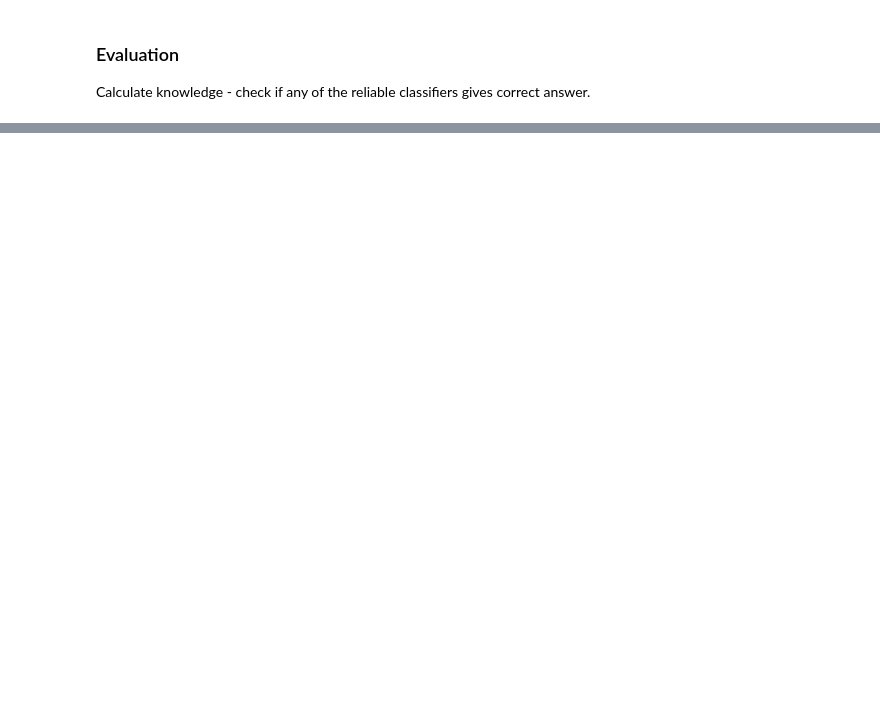
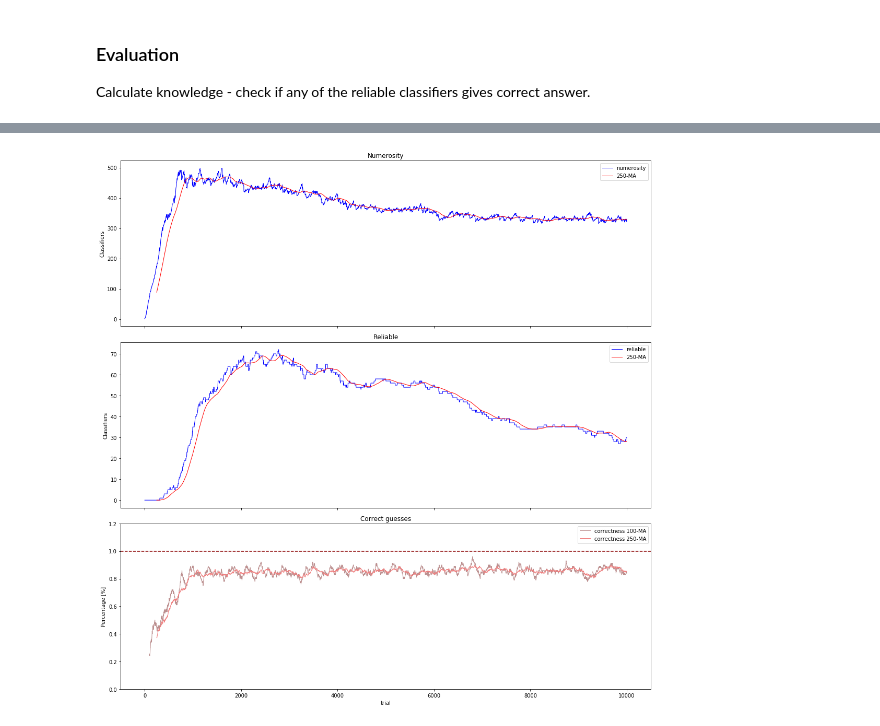
Before and after one commit to ParrotPrediction/pyalcs, a Jupyter notebook: notebooks/ACS2 in Multiplexer.ipynb, the cells around one changed output, grey strips where cells are left out. Drawn from its saved outputs; the diff is of its cells as text; code cells hidden in the pictures; blank space fills up the shorter version.

```diff
--- a/notebooks/ACS2 in Multiplexer.ipynb
+++ b/notebooks/ACS2 in Multiplexer.ipynb
@@ -120,0 +115,17 @@ NameError: name 'c' is not defined
+# %%
+df = pd.DataFrame(metrics)
+data = []
+for m in metrics:
+    r = {
+        'trial': m['agent']['trial'],
+        'numerosity': m['agent']['numerosity'],
+        'reliable': m['agent']['reliable'],
+        'was_correct': m['performance']['was_correct']
+    }
+    data.append(r)
+
+df = pd.DataFrame(data)
+df.set_index('trial', inplace=True)
+
+# Show first rows
+df.head()
@@ -120,0 +140,30 @@ NameError: name 'c' is not defined
+# %%
+f, (ax1, ax2, ax3) = plt.subplots(3, sharex=True, figsize=(15,15))
+
+# Numerosity
+df['numerosity'].plot(ax=ax1, color='blue', linewidth=1.0, label='numerosity')
+df['numerosity'].rolling(window=250).mean().plot(ax=ax1, color='r', linewidth=1.0, label='250-MA')
+ax1.set_title('Numerosity')
+ax1.set_ylabel('Classifiers')
+ax1.legend()
+
+# Reliable
+df['reliable'].plot(ax=ax2, color='b', linewidth=1.0, label='reliable')
+df['reliable'].rolling(window=250).mean().plot(ax=ax2, color='r', linewidth=1.0, label='250-MA')
+ax2.set_title('Reliable')
+ax2.set_ylabel('Classifiers')
+ax2.legend()
+
+# Obtained performance
+df['was_correct'].rolling(window=100).mean().plot(ax=ax3, linewidth=1.0, color='rosybrown', label='correctness 100-MA')
+df['was_correct'].rolling(window=250).mean().plot(ax=ax3, linewidth=1.0, color='lightcoral', label='correctness 250-MA')
+ax3.axhline(y=1.0, c='darkred', linewidth=1.5, linestyle='dashed')
+ax3.set_title('Correct guesses')
+ax3.set_ylabel('Percentage [%]')
+ax3.set_ylim([0, 1.2])
+ax3.legend()
+
+plt.tight_layout()
+plt.show()
+# %% [output]
+[figure, added]
```
Also changed, not shown: parts of 12 cells of this notebook, 3 other files.
